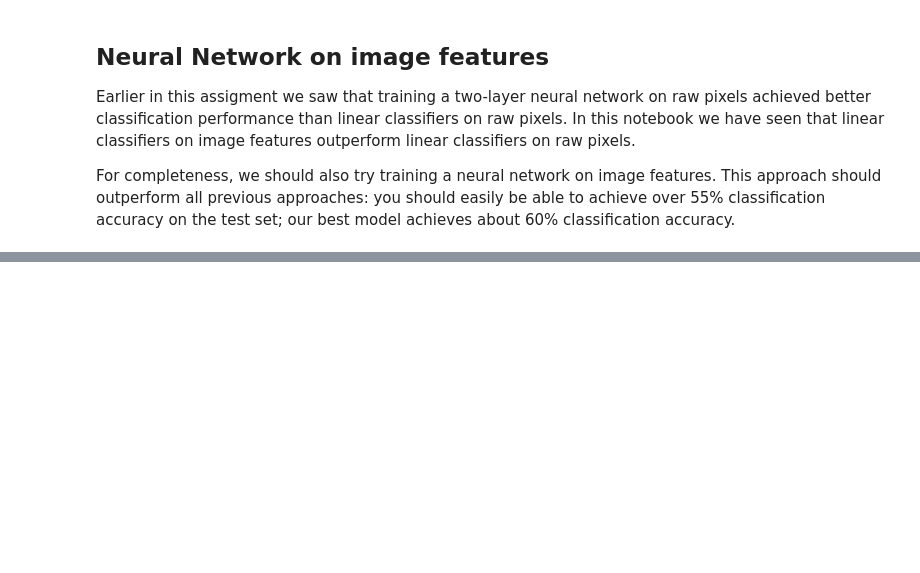
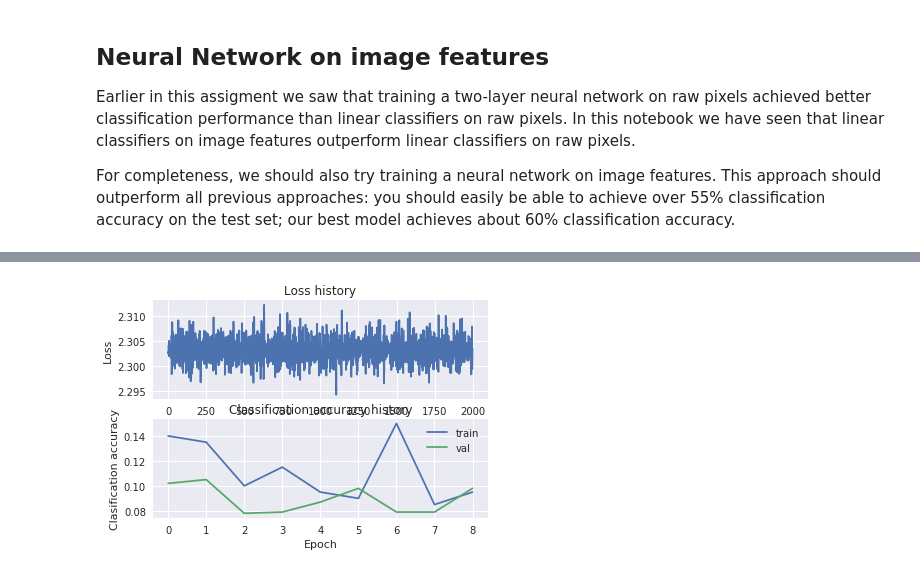
Before and after one commit to Guitaricet/cs231n, a Jupyter notebook: assignment1/features.ipynb, the cells around one changed output, grey strips where cells are left out. Cells and saved outputs as stored; diff of their text form; code cells hidden in the pictures; blank space fills up the shorter version.

```diff
--- a/assignment1/features.ipynb
+++ b/assignment1/features.ipynb
@@ -196,0 +278,84 @@ best_net = None
+# %%
+hist = []
+
+best_acc = 0
+best_params = {}
+best_stats = None
+best_net = None
+# %%
+from cs231n.classifiers.neural_net import TwoLayerNet
+
+input_dim = X_train_feats.shape[1]
+hidden_dim = 500
+num_classes = 10
+
+################################################################################
+# TODO: Train a two-layer neural network on image features. You may want to    #
+# cross-validate various parameters as in previous sections. Store your best   #
+# model in the best_net variable.                                              #
+################################################################################
+for _ in tqdm(range(10)):
+    hidden = int(np.random.uniform(120, 200))
+    log_lr = np.random.uniform(-1.3, 0)
+    decay = np.random.uniform(0.992, 1)
+    reg = np.random.exponential(1)
+
+    params = {'hidden': hidden, 'lr': 10**log_lr, 'decay': decay, 'reg': reg}
+           #, 'batch_size': batch_size, 'num_iters': num_iters}
+    print('Params: ', params)
+    # Train the network
+    net = TwoLayerNet(input_dim, hidden, num_classes)
+    stats = net.train(X_train_feats, y_train, X_val_feats, y_val,
+                num_iters=2000, batch_size=200,
+                learning_rate=10**log_lr, learning_rate_decay=decay,
+                reg=reg, verbose=False)
+
+    # Predict on the validation set
+    val_acc = (net.predict(X_val_feats) == y_val).mean()
+    print('Validation accuracy: ', val_acc)
+
+    params['val_acc'] = val_acc
+    hist.append(params)
+
+    plt.subplot(2, 1, 1)
+    plt.plot(stats['loss_history'])
+    plt.title('Loss history')
+    plt.xlabel('Iteration')
+    plt.ylabel('Loss')
+
+    plt.subplot(2, 1, 2)
+    plt.plot(stats['train_acc_history'], label='train')
+    plt.plot(stats['val_acc_history'], label='val')
+    plt.title('Classification accuracy history')
+    plt.xlabel('Epoch')
+    plt.ylabel('Clasification accuracy')
+    plt.legend()
+    plt.show()
+
+    if val_acc > best_acc:
+        best_acc = val_acc
+        best_net = net
+        best_stats = stats
+        best_params = params
+
+# Plot the loss function and train / validation accuracies
+plt.subplot(2, 1, 1)
+plt.plot(best_stats['loss_history'])
+plt.title('Loss history')
+plt.xlabel('Iteration')
+plt.ylabel('Loss')
+
+plt.subplot(2, 1, 2)
+plt.plot(best_stats['train_acc_history'], label='train')
+plt.plot(best_stats['val_acc_history'], label='val')
+plt.title('Classification accuracy history')
+plt.xlabel('Epoch')
+plt.ylabel('Clasification accuracy')
+plt.legend()
+plt.show()
+
+print(best_acc)
+################################################################################
+#                              END OF YOUR CODE                                #
+################################################################################
+# %% [output]
@@ -196,0 +365 @@ best_net = None
+[figure, added]
```
Also changed, not shown: parts of 18 cells of this notebook.
